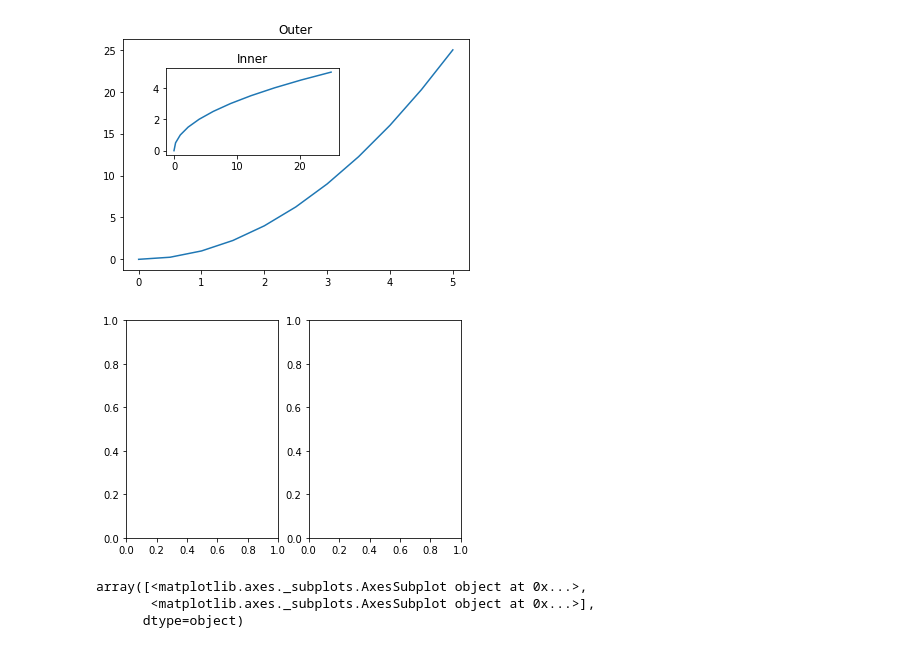
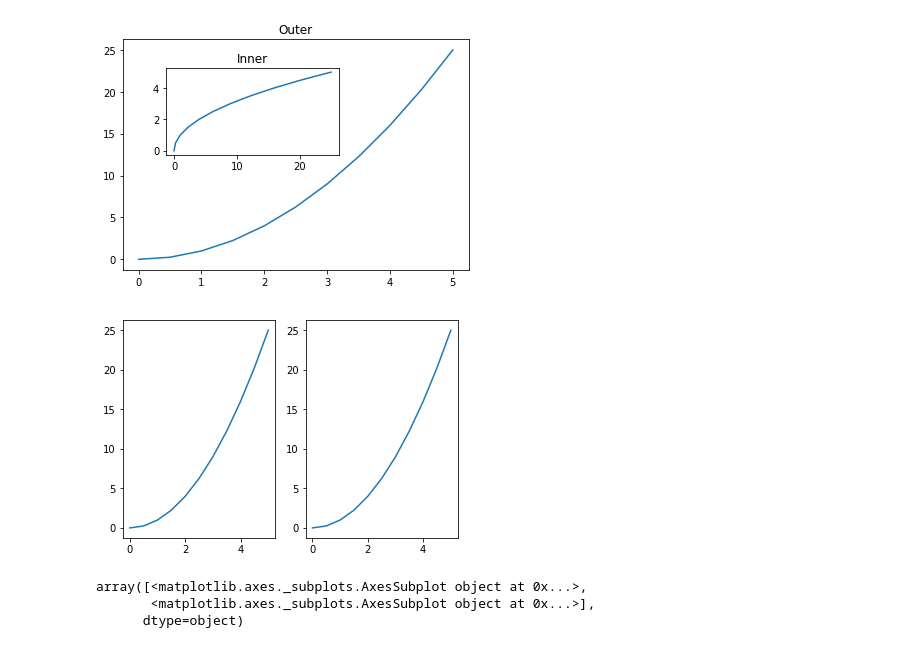
Before and after one commit to ameyaditya/Machine_Learning, a Jupyter notebook: Practice notebooks/Matplotlib.ipynb, the cells around one changed output. Cells and saved outputs as stored; diff of their text form; code cells hidden in the pictures.

```diff
--- a/Practice notebooks/Matplotlib.ipynb
+++ b/Practice notebooks/Matplotlib.ipynb
@@ -81,8 +81,11 @@ Text(0.5,1,'Inner')
 #subplots in Matplotlib
 # %%
 fig,axes = plt.subplots(nrows=1,ncols=2)
+#the subplots can be accessed using array indexing
+for current in axes:
+    current.plot(x,y)
 # %% [output]
-[figure, old version]
+[figure, new version]
 # %%
 #the above code creates a canvas with one row and two columns
 #fig,axes is a tupple unpacking and wat axes is, is it is just an array
```
Also changed, not shown: parts of 2 cells of this notebook, 3 other files.
